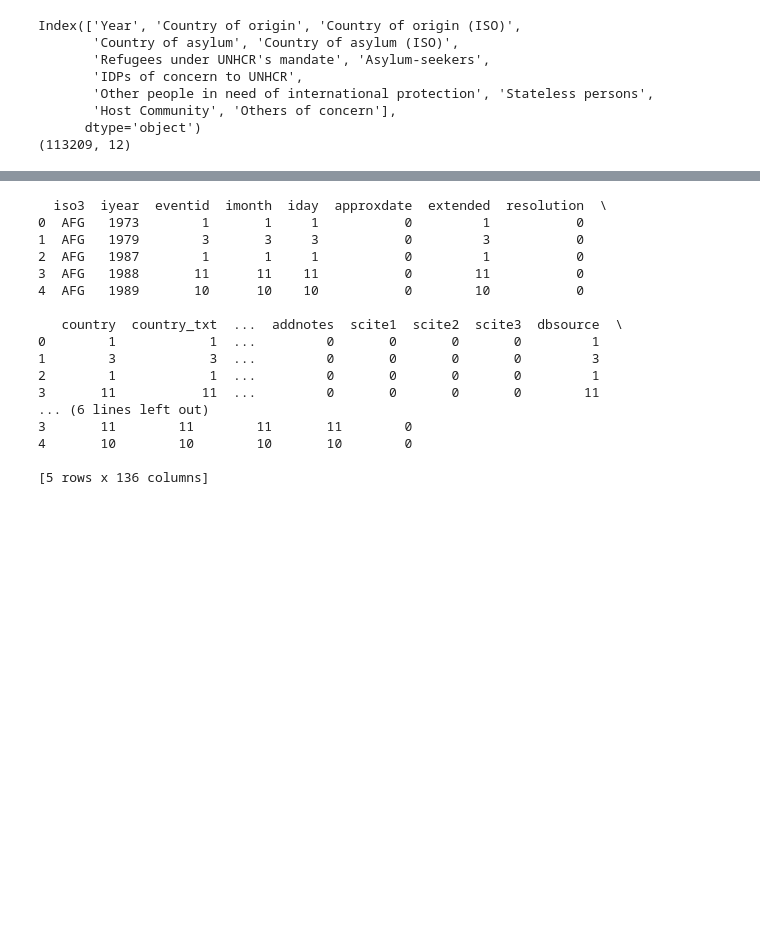
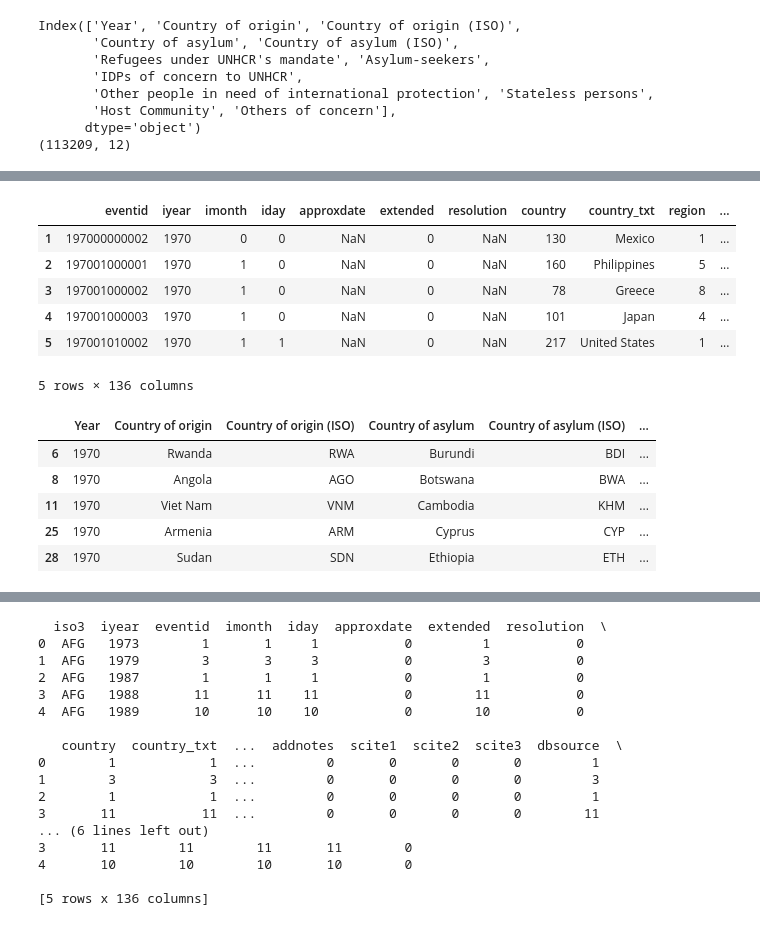
Before and after one commit to CMU-IDS-Fall-2023/final-project-think_op, a Jupyter notebook: combined.ipynb, the cells around one changed output, grey strips where cells are left out. Drawn from its saved outputs; the diff is of its cells as text; code cells hidden in the pictures; blank space fills up the shorter version.

```diff
--- a/combined.ipynb
+++ b/combined.ipynb
@@ -93,0 +129,17 @@ print(df_refugee.shape)
+# %%
+display(df_terror.head())
+display(df_refugee.head())
+# %% [output]
+|  | eventid | iyear | imonth | iday | approxdate | extended | resolution | country | country_txt | region | ... |
+| 1 | 197000000002 | 1970 | 0 | 0 | NaN | 0 | NaN | 130 | Mexico | 1 | ... |
+| 2 | 197001000001 | 1970 | 1 | 0 | NaN | 0 | NaN | 160 | Philippines | 5 | ... |
+| 3 | 197001000002 | 1970 | 1 | 0 | NaN | 0 | NaN | 78 | Greece | 8 | ... |
+| 4 | 197001000003 | 1970 | 1 | 0 | NaN | 0 | NaN | 101 | Japan | 4 | ... |
+| 5 | 197001010002 | 1970 | 1 | 1 | NaN | 0 | NaN | 217 | United States | 1 | ... |
+5 rows × 136 columns
+|  | Year | Country of origin | Country of origin (ISO) | Country of asylum | Country of asylum (ISO) | ... |
+| 6 | 1970 | Rwanda | RWA | Burundi | BDI | ... |
+| 8 | 1970 | Angola | AGO | Botswana | BWA | ... |
+| 11 | 1970 | Viet Nam | VNM | Cambodia | KHM | ... |
+| 25 | 1970 | Armenia | ARM | Cyprus | CYP | ... |
+| 28 | 1970 | Sudan | SDN | Ethiopia | ETH | ... |
```
Also changed, not shown: parts of 6 cells of this notebook, 6 other files.
